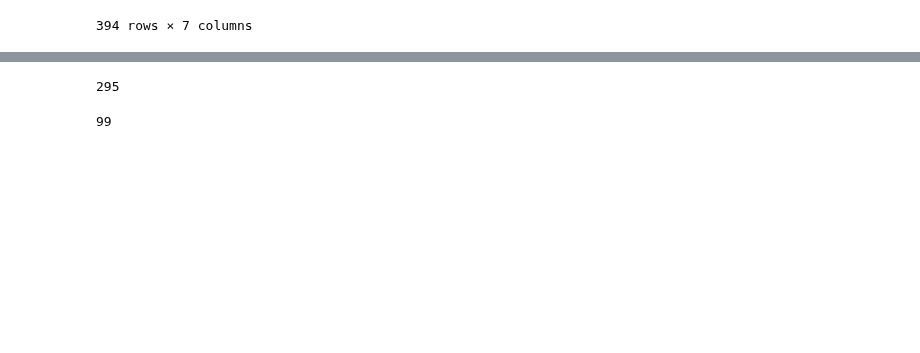
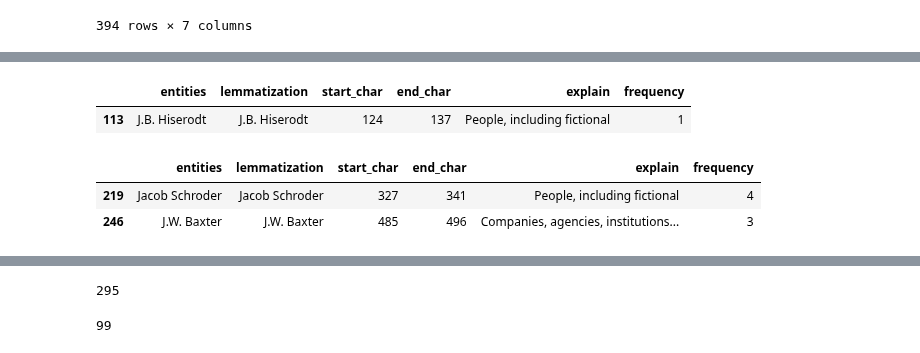
Before and after one commit to wassimchouchen/Natural-Language-Processing, a Jupyter notebook: ner-pos-tag-and-embedding.ipynb, the cells around one changed output, grey strips where cells are left out. Saved outputs shown, nothing was run; the diff lists cells and outputs as text; code cells hidden in the pictures; blank space fills up the shorter version.

```diff
--- a/ner-pos-tag-and-embedding.ipynb
+++ b/ner-pos-tag-and-embedding.ipynb
@@ -737,3 +810,14 @@ tokenizer = text.Tokenizer()
 from sklearn.metrics import classification_report,confusion_matrix,accuracy_score
 from sklearn.model_selection import train_test_split
 x_train,x_test,y_train,y_test = train_test_split(df1.drop("label", axis=1),df1.label,random_state = 0)
+# %%
+x_test.head(1)
+# %% [output]
+|  | entities | lemmatization | start_char | end_char | explain | frequency |
+| 113 | J.B. Hiserodt | J.B. Hiserodt | 124 | 137 | People, including fictional | 1 |
+# %%
+x_train.head(2)
+# %% [output]
+|  | entities | lemmatization | start_char | end_char | explain | frequency |
+| 219 | Jacob Schroder | Jacob Schroder | 327 | 341 | People, including fictional | 4 |
+| 246 | J.W. Baxter | J.W. Baxter | 485 | 496 | Companies, agencies, institutions... | 3 |
```
Also changed, not shown: parts of 41 cells of this notebook.
